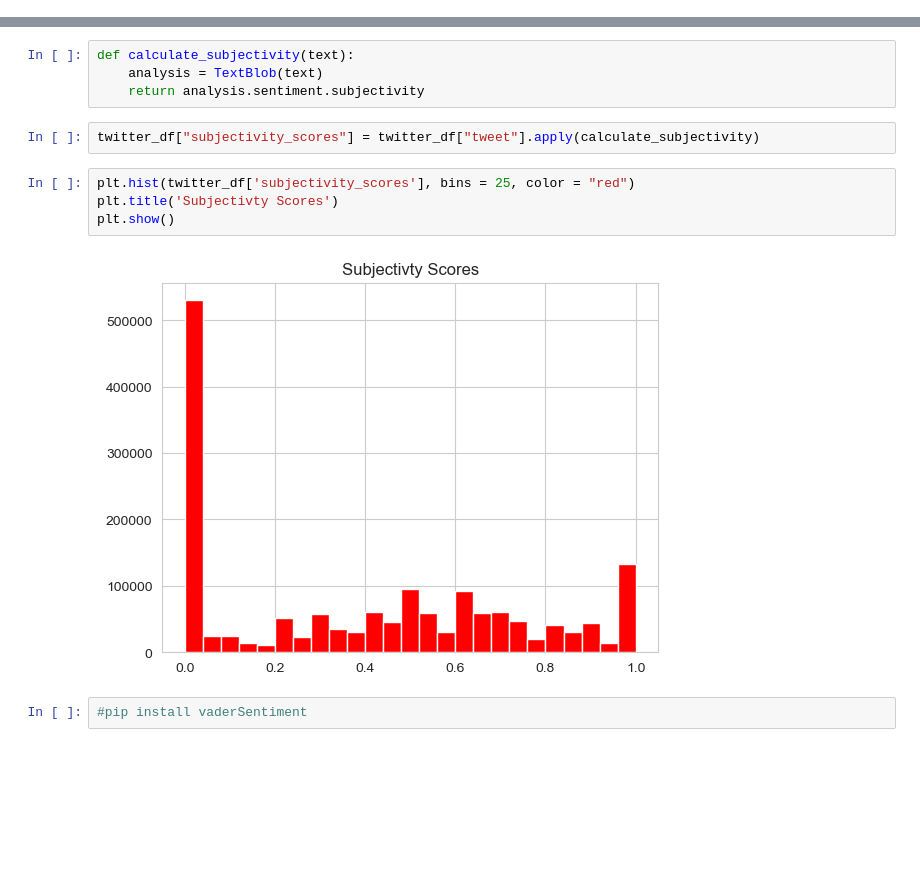
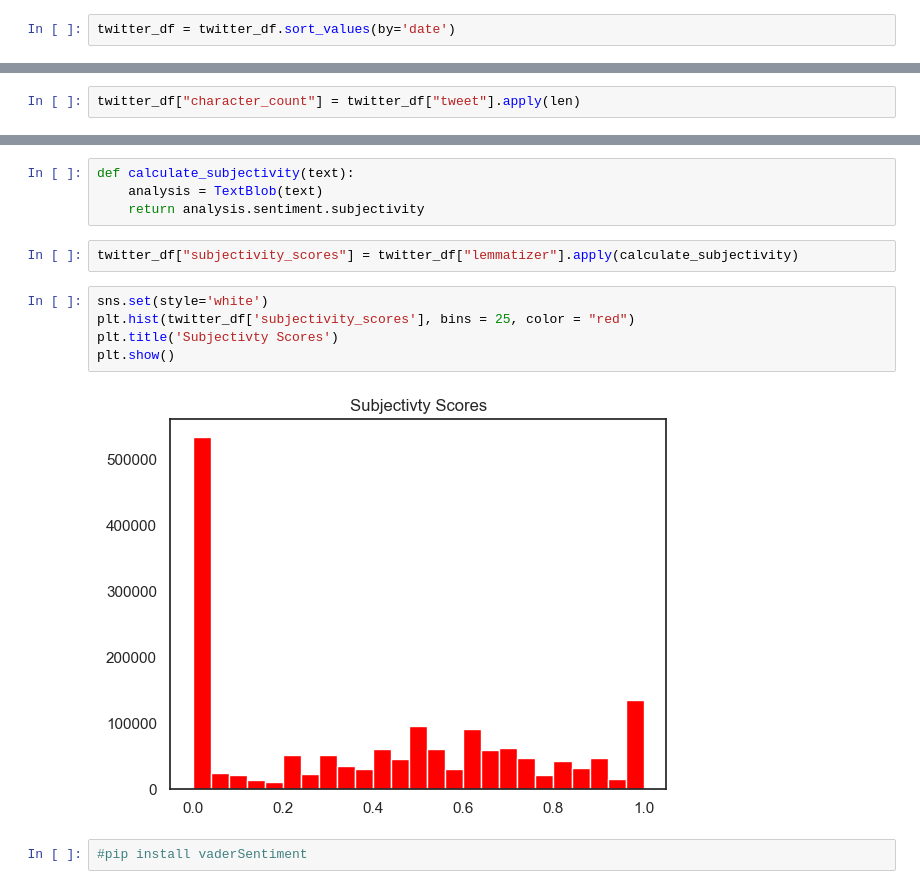
Before and after one commit to sbs23038/Integrated_CA2_Sem2, a Jupyter notebook: SBS23038_Sem2_CA2_2.ipynb, the cells around one changed output, grey strips where cells are left out. Cells and saved outputs as stored; diff of their text form; blank space fills up the shorter version.

```diff
--- a/SBS23038_Sem2_CA2_2.ipynb
+++ b/SBS23038_Sem2_CA2_2.ipynb
@@ -234,0 +230,2 @@ twitter_df
+# %%
+twitter_df = twitter_df.sort_values(by='date')
@@ -234,0 +287,2 @@ twitter_df
+# %%
+twitter_df["character_count"] = twitter_df["tweet"].apply(len)
@@ -289,13 +353,14 @@ def calculate_subjectivity(text):
     analysis = TextBlob(text)
     return analysis.sentiment.subjectivity
 # %%
-twitter_df["subjectivity_scores"] = twitter_df["tweet"].apply(calculate_subjectivity)
+twitter_df["subjectivity_scores"] = twitter_df["lemmatizer"].apply(calculate_subjectivity)
 # %%
+sns.set(style='white')
 plt.hist(twitter_df['subjectivity_scores'], bins = 25, color = "red")
 plt.title('Subjectivty Scores')
 plt.show()
 # %% [output]
-[figure, old version]
+[figure, new version]
 # %%
 #pip install vaderSentiment
 # %%
```
Also changed, not shown: parts of 240 cells of this notebook.
